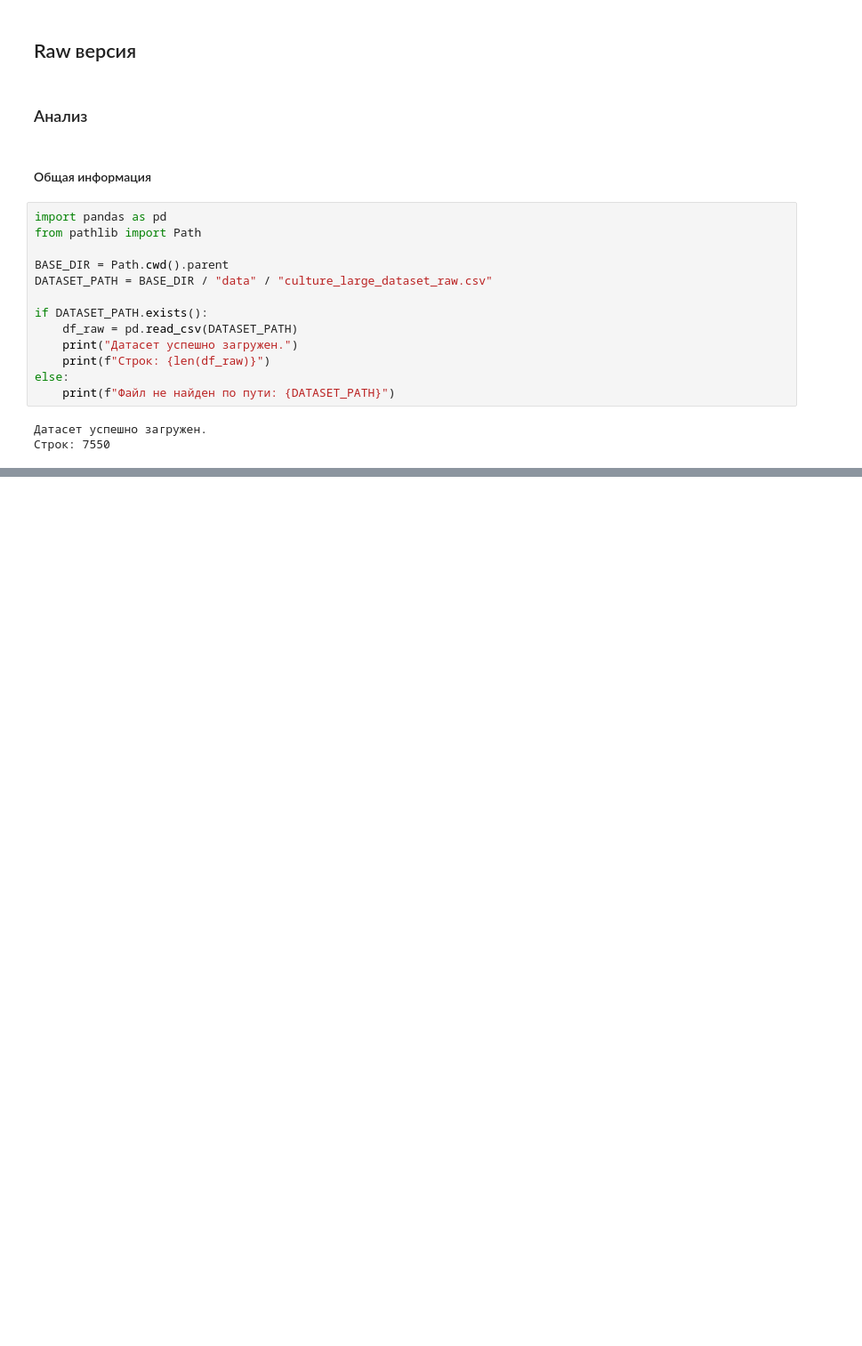
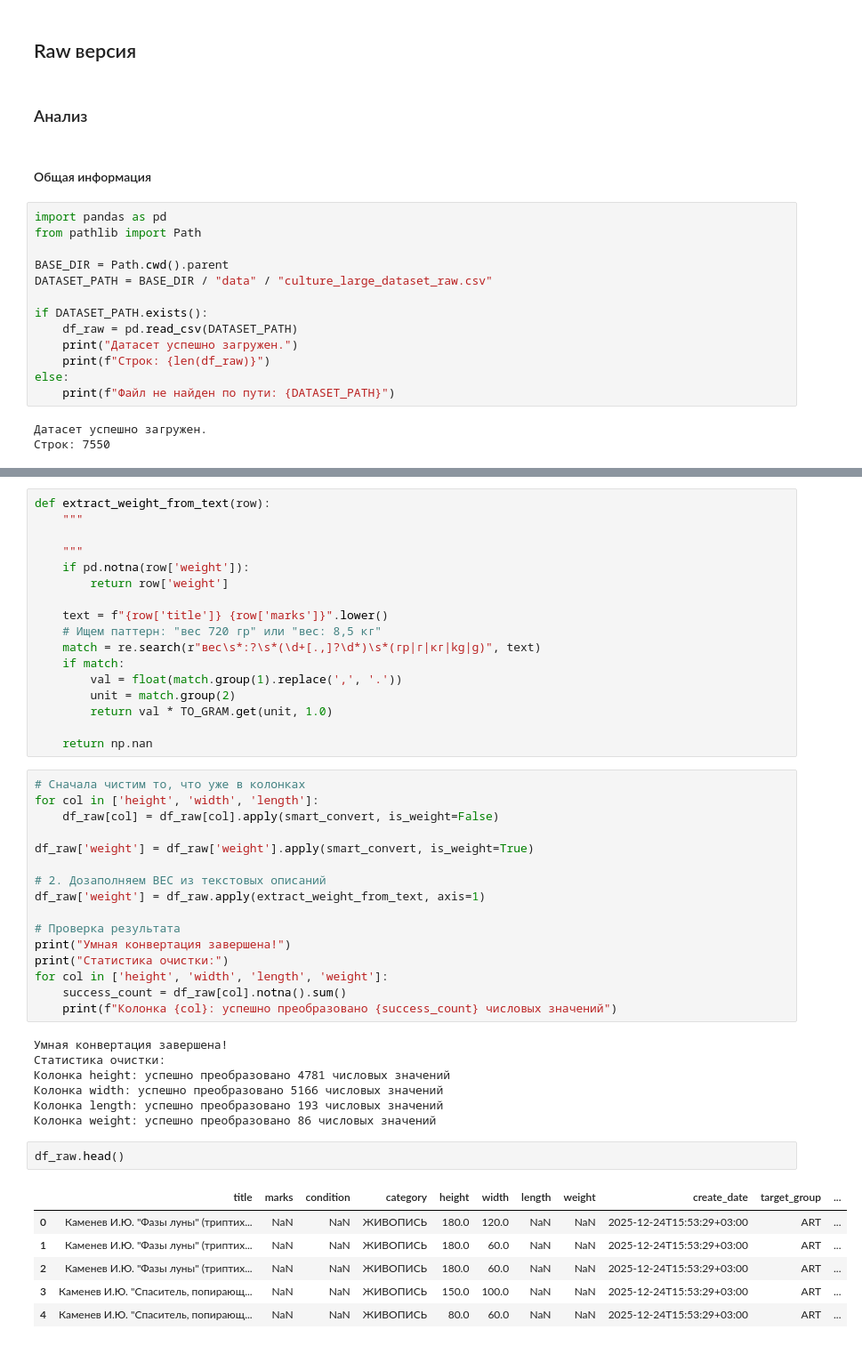
Before and after one commit to YuraYezhov/RU-Dataset-Architect, a Jupyter notebook: 03_heritage_large/scripts/initial_eda_analysis.ipynb, the cells around one changed output, grey strips where cells are left out. Shown at 89% size. Cells and saved outputs as stored; diff of their text form; blank space fills up the shorter version.

```diff
--- a/03_heritage_large/scripts/initial_eda_analysis.ipynb
+++ b/03_heritage_large/scripts/initial_eda_analysis.ipynb
@@ -239,0 +327,49 @@ display(coverage_matrix)
+# %%
+def extract_weight_from_text(row):
+    """
+
+    """
+    if pd.notna(row['weight']):
+        return row['weight']
+
+    text = f"{row['title']} {row['marks']}".lower()
+    # Ищем паттерн: "вес 720 гр" или "вес: 8,5 кг"
+    match = re.search(r"вес\s*:?\s*(\d+[.,]?\d*)\s*(гр|г|кг|kg|g)", text)
+    if match:
+        val = float(match.group(1).replace(',', '.'))
+        unit = match.group(2)
+        return val * TO_GRAM.get(unit, 1.0)
+
+    return np.nan
+# %%
+# Сначала чистим то, что уже в колонках
+for col in ['height', 'width', 'length']:
+    df_raw[col] = df_raw[col].apply(smart_convert, is_weight=False)
+
+df_raw['weight'] = df_raw['weight'].apply(smart_convert, is_weight=True)
+
+# 2. Дозаполняем ВЕС из текстовых описаний
+df_raw['weight'] = df_raw.apply(extract_weight_from_text, axis=1)
+
+# Проверка результата
+print("Умная конвертация завершена!")
+print("Статистика очистки:")
+for col in ['height', 'width', 'length', 'weight']:
+    success_count = df_raw[col].notna().sum()
+    print(f"Колонка {col}: успешно преобразовано {success_count} числовых значений")
+# %% [output]
+Умная конвертация завершена!
+Статистика очистки:
+Колонка height: успешно преобразовано 4781 числовых значений
+Колонка width: успешно преобразовано 5166 числовых значений
+Колонка length: успешно преобразовано 193 числовых значений
+Колонка weight: успешно преобразовано 86 числовых значений
+# %%
+df_raw.head()
+# %% [output]
+|  | title | marks | condition | category | height | width | length | weight | create_date | target_group | ... |
+| 0 | Каменев И.Ю. "Фазы луны" (триптих... | NaN | NaN | ЖИВОПИСЬ | 180.0 | 120.0 | NaN | NaN | 2025-12-24T15:53:29+03:00 | ART | ... |
+| 1 | Каменев И.Ю. "Фазы луны" (триптих... | NaN | NaN | ЖИВОПИСЬ | 180.0 | 60.0 | NaN | NaN | 2025-12-24T15:53:29+03:00 | ART | ... |
+| 2 | Каменев И.Ю. "Фазы луны" (триптих... | NaN | NaN | ЖИВОПИСЬ | 180.0 | 60.0 | NaN | NaN | 2025-12-24T15:53:29+03:00 | ART | ... |
+| 3 | Каменев И.Ю. "Спаситель, попирающ... | NaN | NaN | ЖИВОПИСЬ | 150.0 | 100.0 | NaN | NaN | 2025-12-24T15:53:29+03:00 | ART | ... |
+| 4 | Каменев И.Ю. "Спаситель, попирающ... | NaN | NaN | ЖИВОПИСЬ | 80.0 | 60.0 | NaN | NaN | 2025-12-24T15:53:29+03:00 | ART | ... |
```
Also changed, not shown: parts of 16 cells of this notebook, 4 other files.
